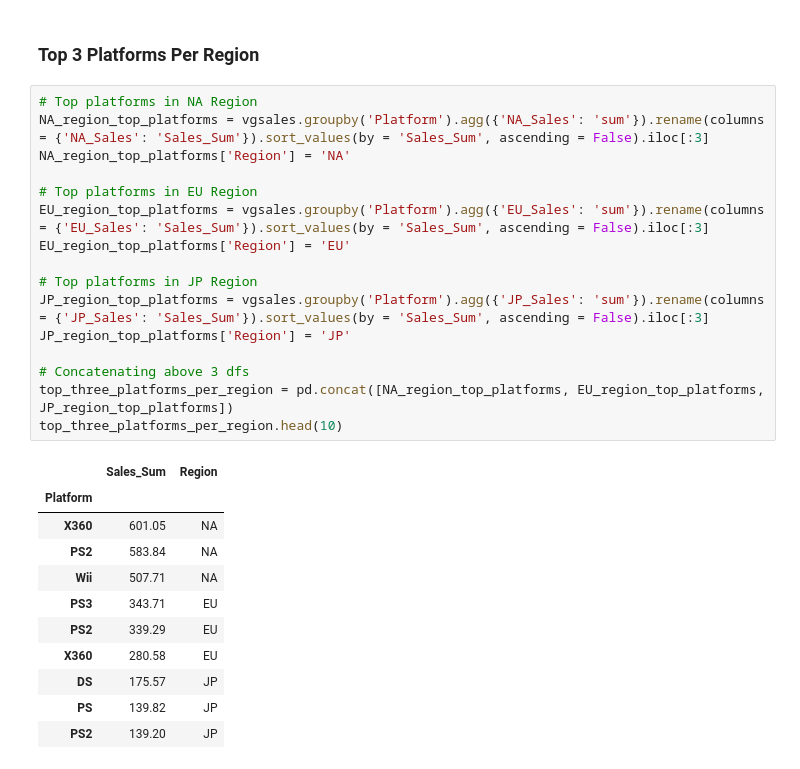
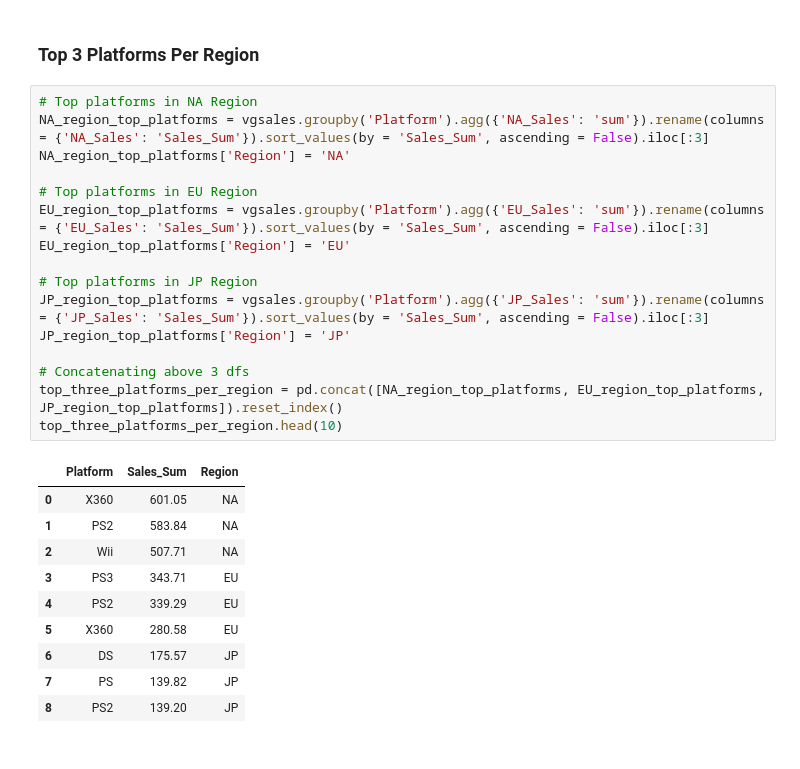
Before and after one commit to vibhav-rai/VideoGameSalesData, a Jupyter notebook: video-game-sales-data.ipynb, the cells around one changed output. Saved outputs shown, nothing was run; the diff lists cells and outputs as text.

```diff
--- a/video-game-sales-data.ipynb
+++ b/video-game-sales-data.ipynb
@@ -244,28 +241,27 @@ top_platform.head(10)
 # %%
 # Top platforms in NA Region
 NA_region_top_platforms = vgsales.groupby('Platform').agg({'NA_Sales': 'sum'}).rename(columns = {'NA_Sales': 'Sales_Sum'}).sort_values(by = 'Sales_Sum', ascending = False).iloc[:3]
 NA_region_top_platforms['Region'] = 'NA'
 
 # Top platforms in EU Region
 EU_region_top_platforms = vgsales.groupby('Platform').agg({'EU_Sales': 'sum'}).rename(columns = {'EU_Sales': 'Sales_Sum'}).sort_values(by = 'Sales_Sum', ascending = False).iloc[:3]
 EU_region_top_platforms['Region'] = 'EU'
 
 # Top platforms in JP Region
 JP_region_top_platforms = vgsales.groupby('Platform').agg({'JP_Sales': 'sum'}).rename(columns = {'JP_Sales': 'Sales_Sum'}).sort_values(by = 'Sales_Sum', ascending = False).iloc[:3]
 JP_region_top_platforms['Region'] = 'JP'
 
 # Concatenating above 3 dfs
-top_three_platforms_per_region = pd.concat([NA_region_top_platforms, EU_region_top_platforms, JP_region_top_platforms])
+top_three_platforms_per_region = pd.concat([NA_region_top_platforms, EU_region_top_platforms, JP_region_top_platforms]).reset_index()
 top_three_platforms_per_region.head(10)
 # %% [output]
-|  | Sales_Sum | Region |
-| Platform |  |  |
-| X360 | 601.05 | NA |
-| PS2 | 583.84 | NA |
-| Wii | 507.71 | NA |
-| PS3 | 343.71 | EU |
-| PS2 | 339.29 | EU |
-| X360 | 280.58 | EU |
-| DS | 175.57 | JP |
-| PS | 139.82 | JP |
-| PS2 | 139.20 | JP |
+|  | Platform | Sales_Sum | Region |
+| 0 | X360 | 601.05 | NA |
+| 1 | PS2 | 583.84 | NA |
+| 2 | Wii | 507.71 | NA |
+| 3 | PS3 | 343.71 | EU |
+| 4 | PS2 | 339.29 | EU |
+| 5 | X360 | 280.58 | EU |
+| 6 | DS | 175.57 | JP |
+| 7 | PS | 139.82 | JP |
+| 8 | PS2 | 139.20 | JP |
```
Also changed, not shown: parts of 3 cells of this notebook.
